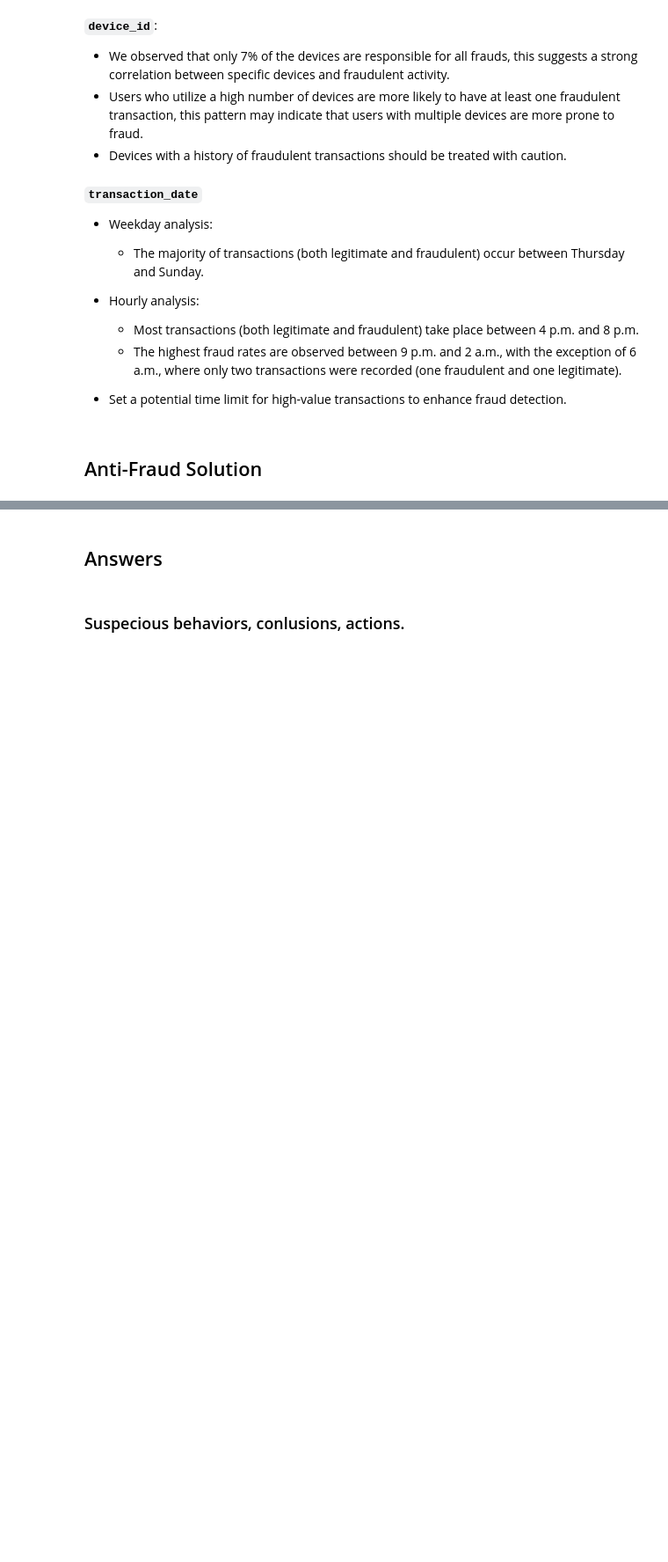
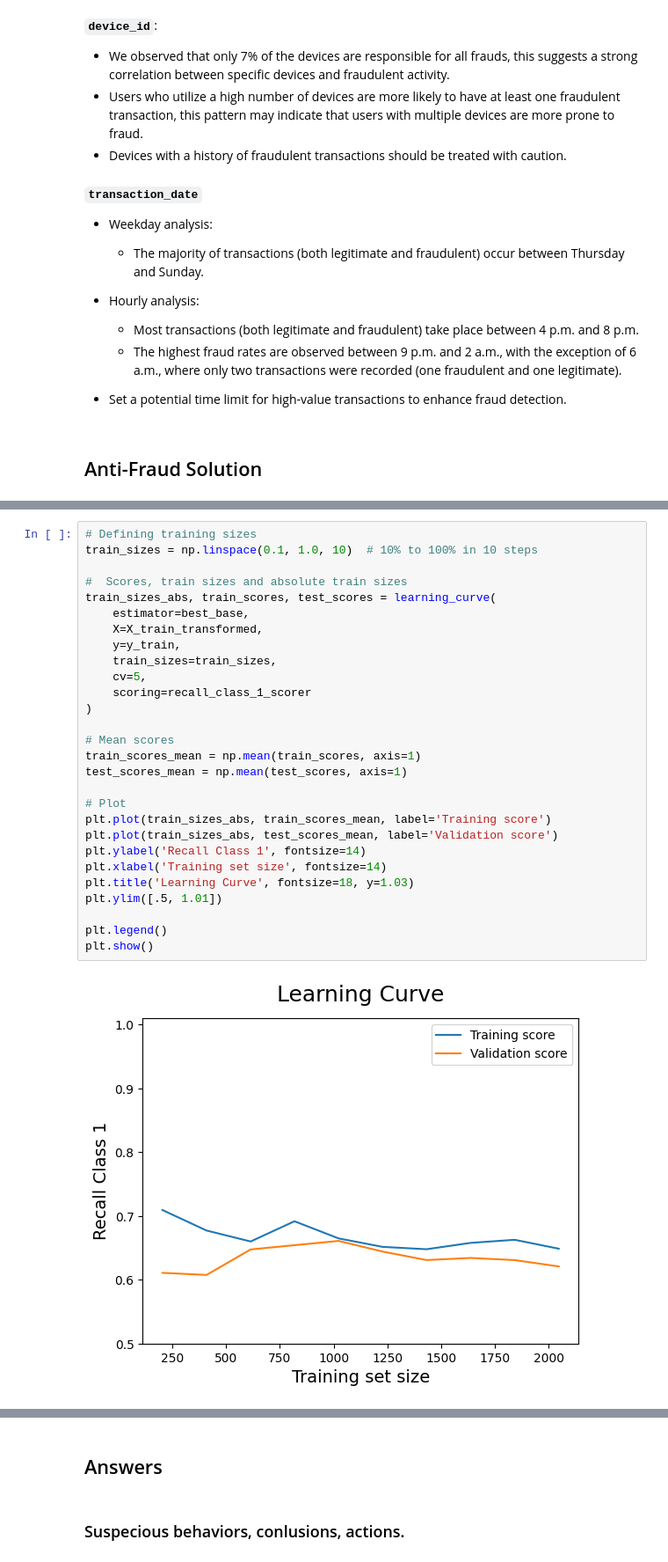
Before and after one commit to brvsf/risk-analysis, a Jupyter notebook: Data-Analysis (Fraud).ipynb, the cells around one changed output, grey strips where cells are left out. Shown at 88% size. Cells and saved outputs as stored; diff of their text form; blank space fills up the shorter version.

```diff
--- a/Fraud-Analysis.ipynb
+++ b/Data-Analysis (Fraud).ipynb
@@ -1550,0 +1737,30 @@ weighted avg       0.87      0.87      0.87       157
+# %%
+# Defining training sizes
+train_sizes = np.linspace(0.1, 1.0, 10)  # 10% to 100% in 10 steps
+
+#  Scores, train sizes and absolute train sizes
+train_sizes_abs, train_scores, test_scores = learning_curve(
+    estimator=best_base,
+    X=X_train_transformed,
+    y=y_train,
+    train_sizes=train_sizes,
+    cv=5,
+    scoring=recall_class_1_scorer
+)
+
+# Mean scores
+train_scores_mean = np.mean(train_scores, axis=1)
+test_scores_mean = np.mean(test_scores, axis=1)
+
+# Plot
+plt.plot(train_sizes_abs, train_scores_mean, label='Training score')
+plt.plot(train_sizes_abs, test_scores_mean, label='Validation score')
+plt.ylabel('Recall Class 1', fontsize=14)
+plt.xlabel('Training set size', fontsize=14)
+plt.title('Learning Curve', fontsize=18, y=1.03)
+plt.ylim([.5, 1.01])
+
+plt.legend()
+plt.show()
+# %% [output]
+[figure, added]
```
Also changed, not shown: parts of 26 cells of this notebook.
